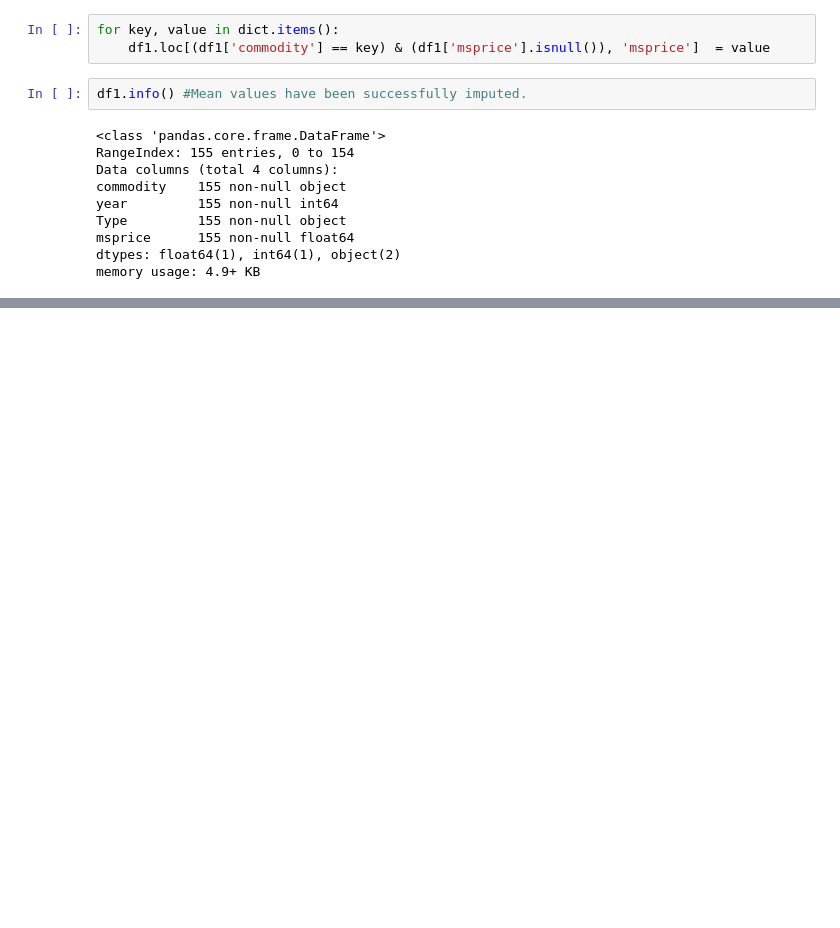
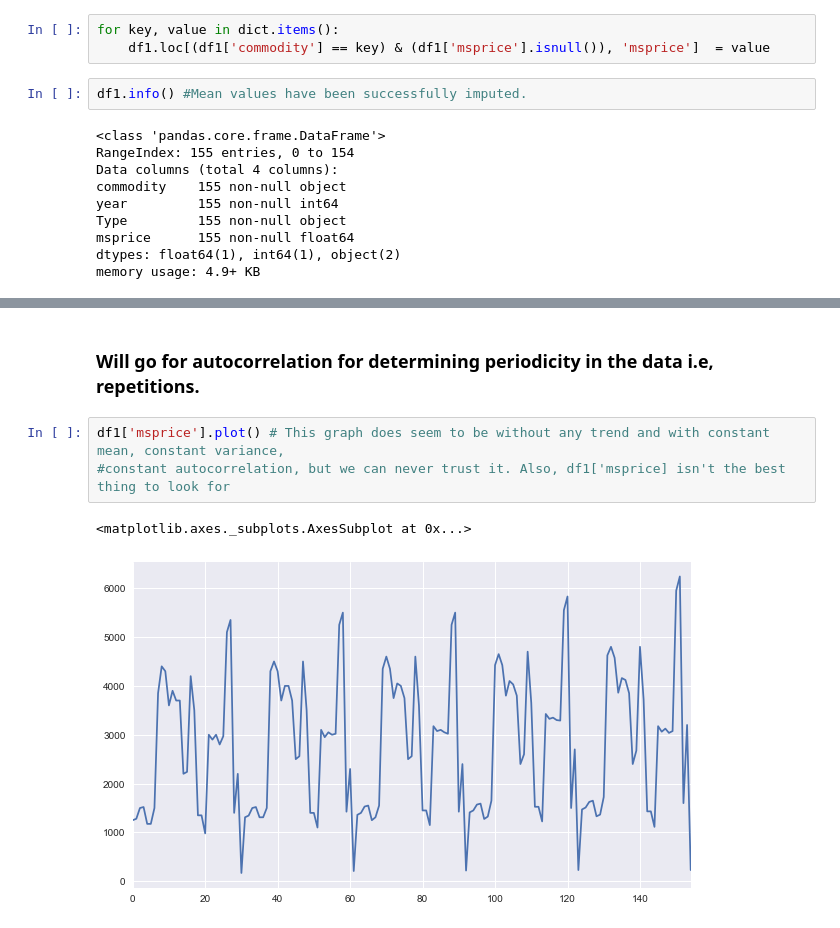
Before and after one commit to sirius0503/Trends_In_APMC, a Jupyter notebook: apmc_trends.ipynb, the cells around one changed output, grey strips where cells are left out. Drawn from its saved outputs; the diff is of its cells as text; blank space fills up the shorter version.

```diff
--- a/apmc_trends.ipynb
+++ b/apmc_trends.ipynb
@@ -207,0 +298,8 @@ memory usage: 4.9+ KB
+# %% [markdown]
+### Will go for autocorrelation for determining periodicity in the data i.e, repetitions.
+# %%
+df1['msprice'].plot() # This graph does seem to be without any trend and with constant mean, constant variance,
+#constant autocorrelation, but we can never trust it. Also, df1['msprice] isn't the best thing to look for
+# %% [output]
+<matplotlib.axes._subplots.AxesSubplot at 0x...>
+[figure, added]
```
Also changed, not shown: parts of 27 cells of this notebook.
